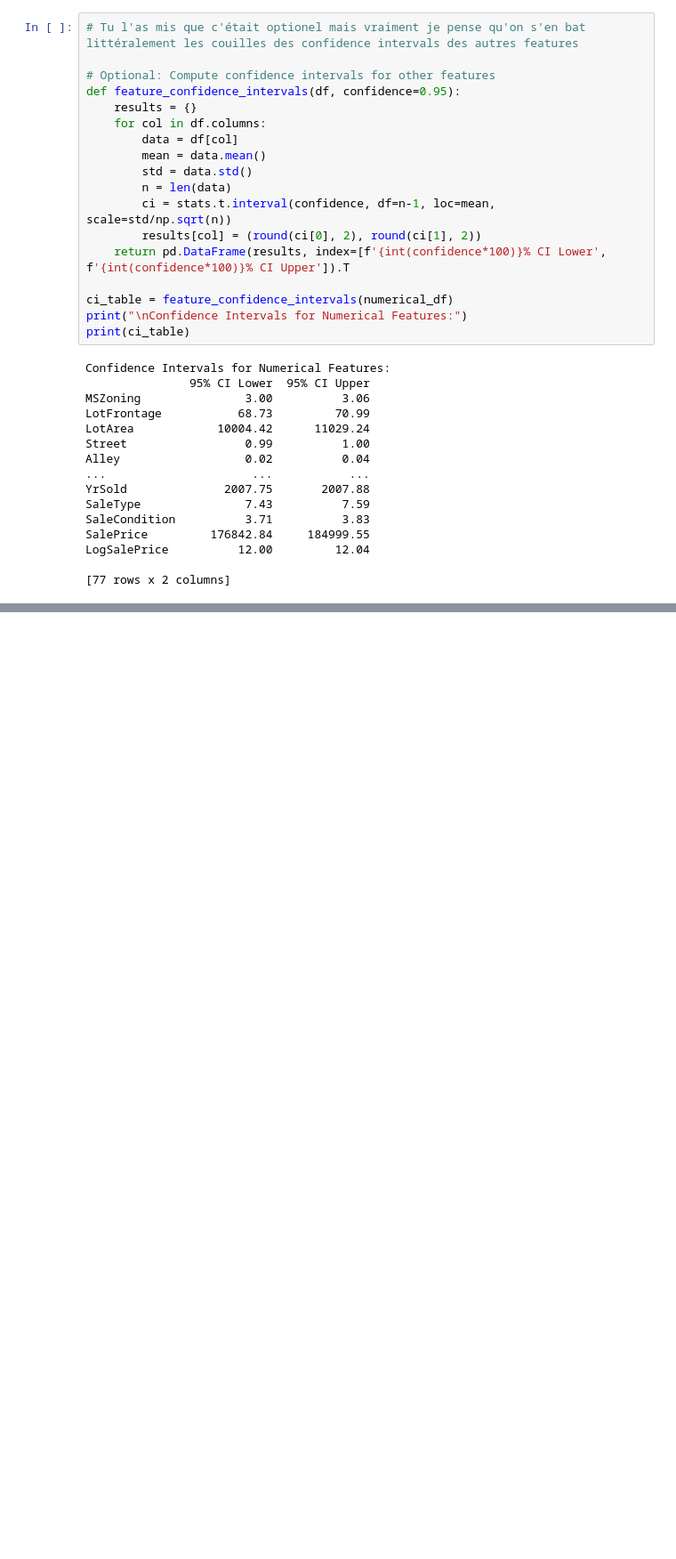
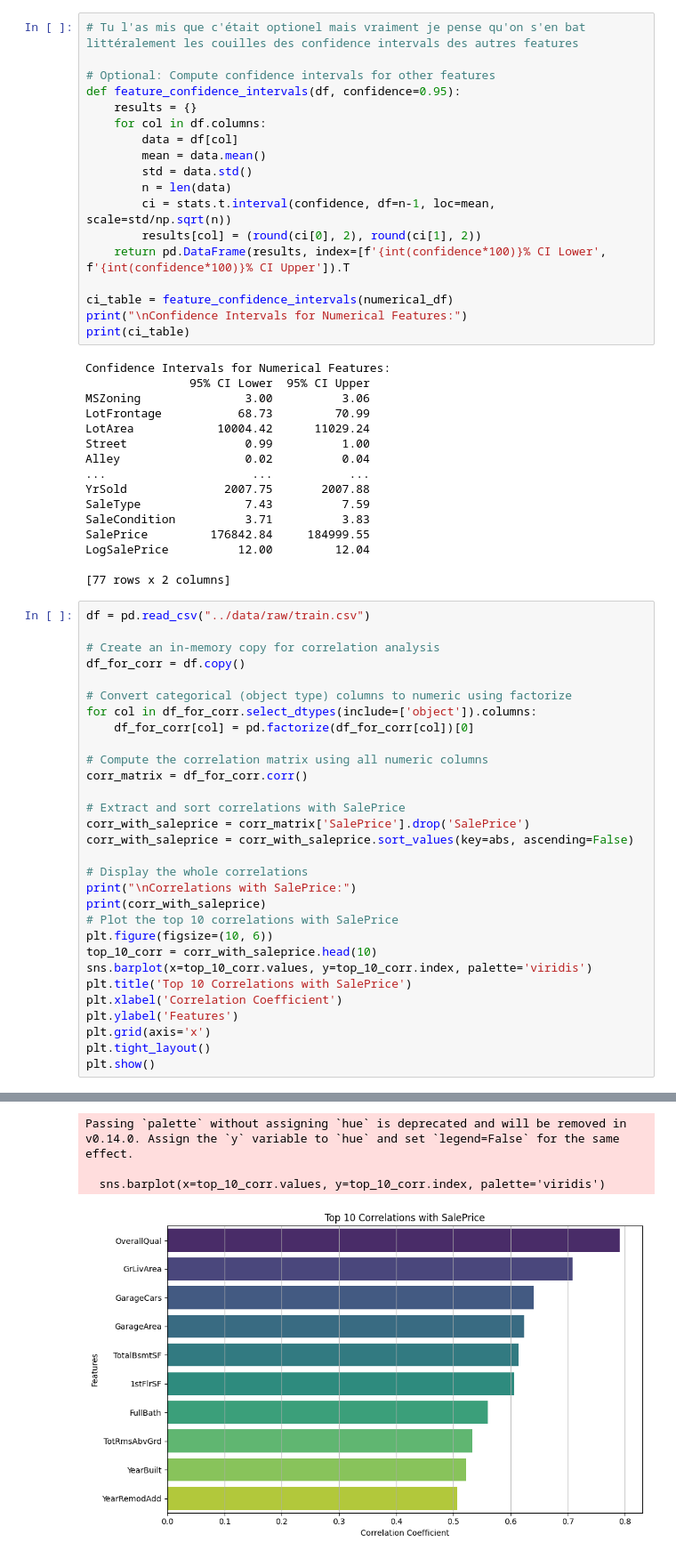
Before and after one commit to HardyUnine/House-Prices-Model, a Jupyter notebook: notebooks/1_classical_inference.ipynb, the cells around one changed output, grey strips where cells are left out. Shown at 89% size. Drawn from its saved outputs; the diff is of its cells as text; blank space fills up the shorter version.

Commit message:
added correlation

```diff
--- a/notebooks/1_classical_inference.ipynb
+++ b/notebooks/1_classical_inference.ipynb
@@ -151,3 +151,34 @@ SalePrice         176842.84     184999.55
 LogSalePrice          12.00         12.04
 
 [77 rows x 2 columns]
+# %%
+df = pd.read_csv("../data/raw/train.csv")
+
+# Create an in-memory copy for correlation analysis
+df_for_corr = df.copy()
+
+# Convert categorical (object type) columns to numeric using factorize
+for col in df_for_corr.select_dtypes(include=['object']).columns:
+    df_for_corr[col] = pd.factorize(df_for_corr[col])[0]
+
+# Compute the correlation matrix using all numeric columns
+corr_matrix = df_for_corr.corr()
+
+# Extract and sort correlations with SalePrice
+corr_with_saleprice = corr_matrix['SalePrice'].drop('SalePrice')
+corr_with_saleprice = corr_with_saleprice.sort_values(key=abs, ascending=False)
+
+# Display the whole correlations
+print("\nCorrelations with SalePrice:")
+print(corr_with_saleprice)
+# Plot the top 10 correlations with SalePrice
+plt.figure(figsize=(10, 6))
+top_10_corr = corr_with_saleprice.head(10)
+sns.barplot(x=top_10_corr.values, y=top_10_corr.index, palette='viridis')
+plt.title('Top 10 Correlations with SalePrice')
+plt.xlabel('Correlation Coefficient')
+plt.ylabel('Features')
+plt.grid(axis='x')
+plt.tight_layout()
+plt.show()
+# %% [output]
@@ -153,0 +198,4 @@ LogSalePrice          12.00         12.04
+Passing `palette` without assigning `hue` is deprecated and will be removed in v0.14.0. Assign the `y` variable to `hue` and set `legend=False` for the same effect.
+
+  sns.barplot(x=top_10_corr.values, y=top_10_corr.index, palette='viridis')
+[figure, added]
```
Also changed, not shown: parts of 1 cell of this notebook.
